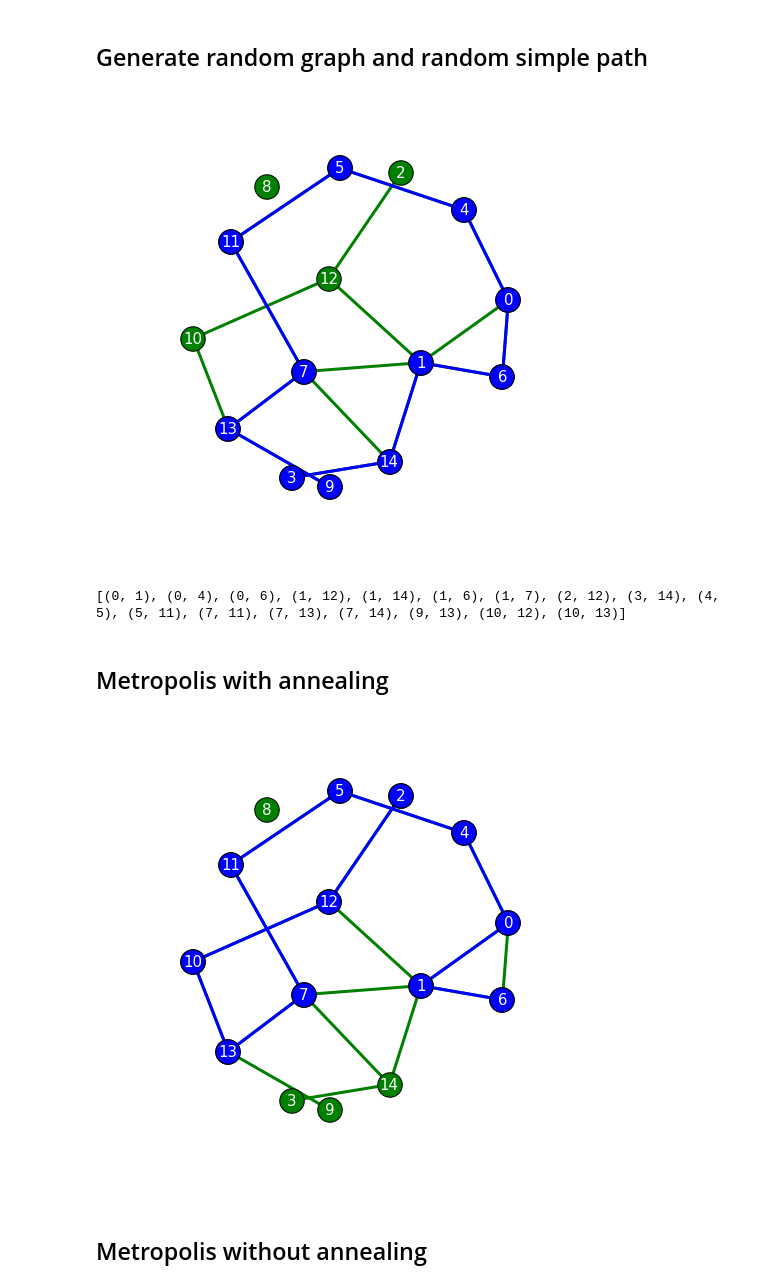
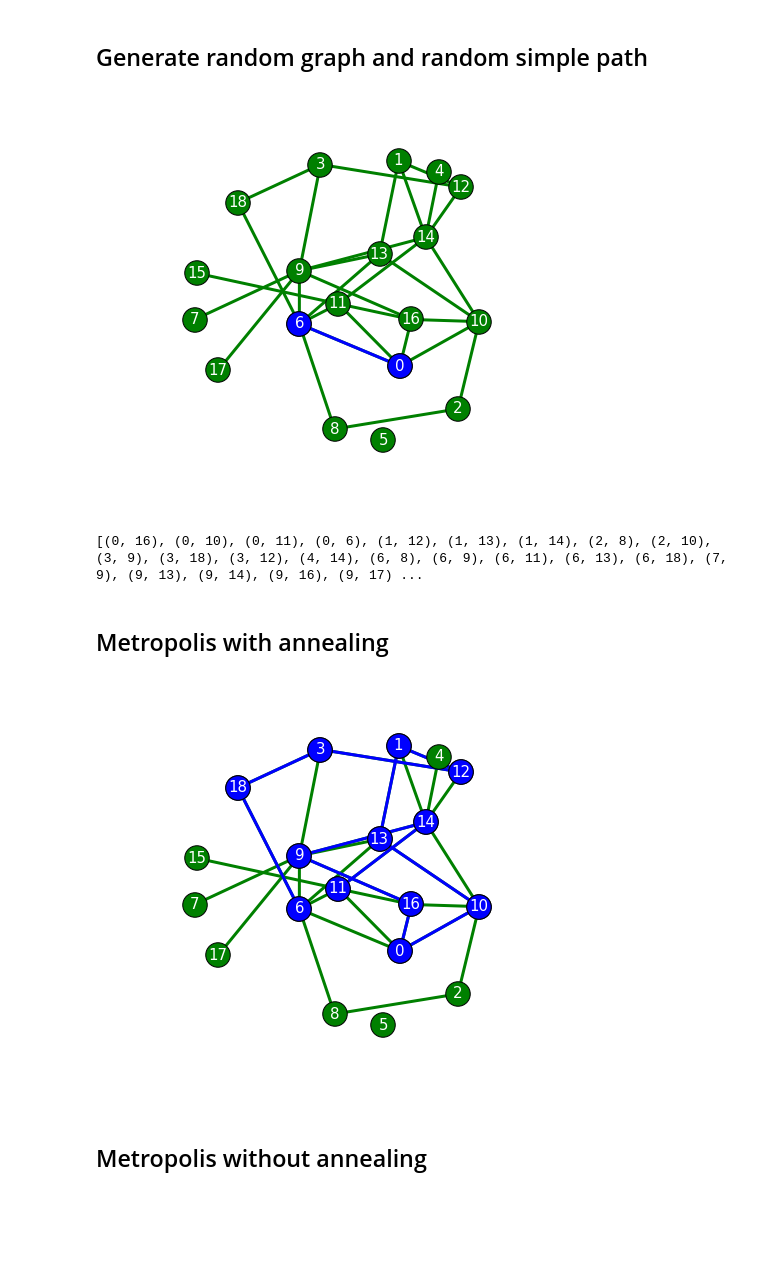
Before and after one commit to Jeffreyjose29/longest_simple_path, a Jupyter notebook: Algorithms.ipynb, the cells around one changed output. Drawn from its saved outputs; the diff is of its cells as text; code cells hidden in the pictures; blank space fills up the shorter version.

Commit message:
Pictures added

```diff
--- a/Algorithms.ipynb
+++ b/Algorithms.ipynb
@@ -8,13 +8,13 @@ import pandas as pd
 from env import *
 %matplotlib inline
 
-plt.rcParams["figure.figsize"] = [8,8]
+plt.rcParams["figure.figsize"] = [7,7]
 # plt.rcParams["figure.figsize"] = [4,4]
 # %% [markdown]
 ## Generate random graph and random simple path
 # %%
 # Random graph
-G = nx.fast_gnp_random_graph(15, 0.2)
+G = nx.fast_gnp_random_graph(19, 0.2)
 pos = nx.spring_layout(G)
 
 # Random path
@@ -22,38 +22,39 @@ startPoint, finishPoint = random.choice(G.nodes()), random.choice(G.nodes())
 
 paths = list(nx.all_simple_paths(G, startPoint, finishPoint))
 if paths:
-    currentPathRandom = random.choice(paths)
+    # currentPathRandom = random.choice(paths)
+    currentPathRandom = list(random.choice(G.edges())) # Use random edge cause simple path usually too long
 else:
     currentPathRandom = list(G.edges()[0])
 
 currentPathPairs = zip(currentPathRandom[0::1],currentPathRandom[1::1])
 
 labels = {x : str(x) for x in G.nodes()}
 
 nx.draw_networkx_nodes(G, pos = pos, node_color = "green", node_size = 600, with_labels=False)
 nx.draw_networkx_nodes(G, pos = pos, node_color = "blue", node_size = 600, nodelist = currentPathRandom, with_labels=False)
 nx.draw_networkx_labels(G,pos, labels, font_color = "white", font_size = 15)
 
 nx.draw_networkx_edges(G, pos = pos, width = 3, edge_color = "green")
 nx.draw_networkx_edges(G, pos = pos, width = 3, edge_color = "blue", edgelist = currentPathPairs)
 
 timestamp = str(time.time())
 
 plt.axis('off')
-# plt.savefig("../hw_plots/{}_RANDOM.png".format(timestamp), format = "PNG")
+plt.savefig("graph_pictures/{}_RANDOM_PATH.png".format(timestamp), format = "PNG")
 plt.show()
 
 # List of edges not used in current path
 nonUsedEdges = []
 for edge in G.edges():
     if edge not in currentPathPairs and edge[::-1] not in currentPathPairs:
         nonUsedEdges.append(edge)
         nonUsedEdges.append(edge[::-1])
 
 print G.edges()
 # %% [output]
-[figure, old version]
+[figure, new version]
-[(0, 1), (0, 4), (0, 6), (1, 12), (1, 14), (1, 6), (1, 7), (2, 12), (3, 14), (4, 5), (5, 11), (7, 11), (7, 13), (7, 14), (9, 13), (10, 12), (10, 13)]
+[(0, 16), (0, 10), (0, 11), (0, 6), (1, 12), (1, 13), (1, 14), (2, 8), (2, 10), (3, 9), (3, 18), (3, 12), (4, 14), (6, 8), (6, 9), (6, 11), (6, 13), (6, 18), (7, 9), (9, 13), (9, 14), (9, 16), (9, 17) ...
 # %% [markdown]
 ## Metropolis with annealing
 # %%
@@ -91,10 +92,10 @@ nx.draw_networkx_edges(G, pos = pos, width = 3, edge_color = "green")
 nx.draw_networkx_edges(G, pos = pos, width = 3, edge_color = "blue", edgelist = currentPathPairs)
 
 plt.axis('off')
-# plt.savefig("../hw_plots/{}_GRAD.png".format(timestamp), format = "PNG")
+plt.savefig("graph_pictures/{}_METROPOLIS_WITH_ANNEALING.png".format(timestamp), format = "PNG")
 plt.show()
 # %% [output]
-[figure, old version]
+[figure, new version]
 # %% [markdown]
 ## Metropolis without annealing
 # %%
```
Also changed, not shown: parts of 6 cells of this notebook, 29 other files.
